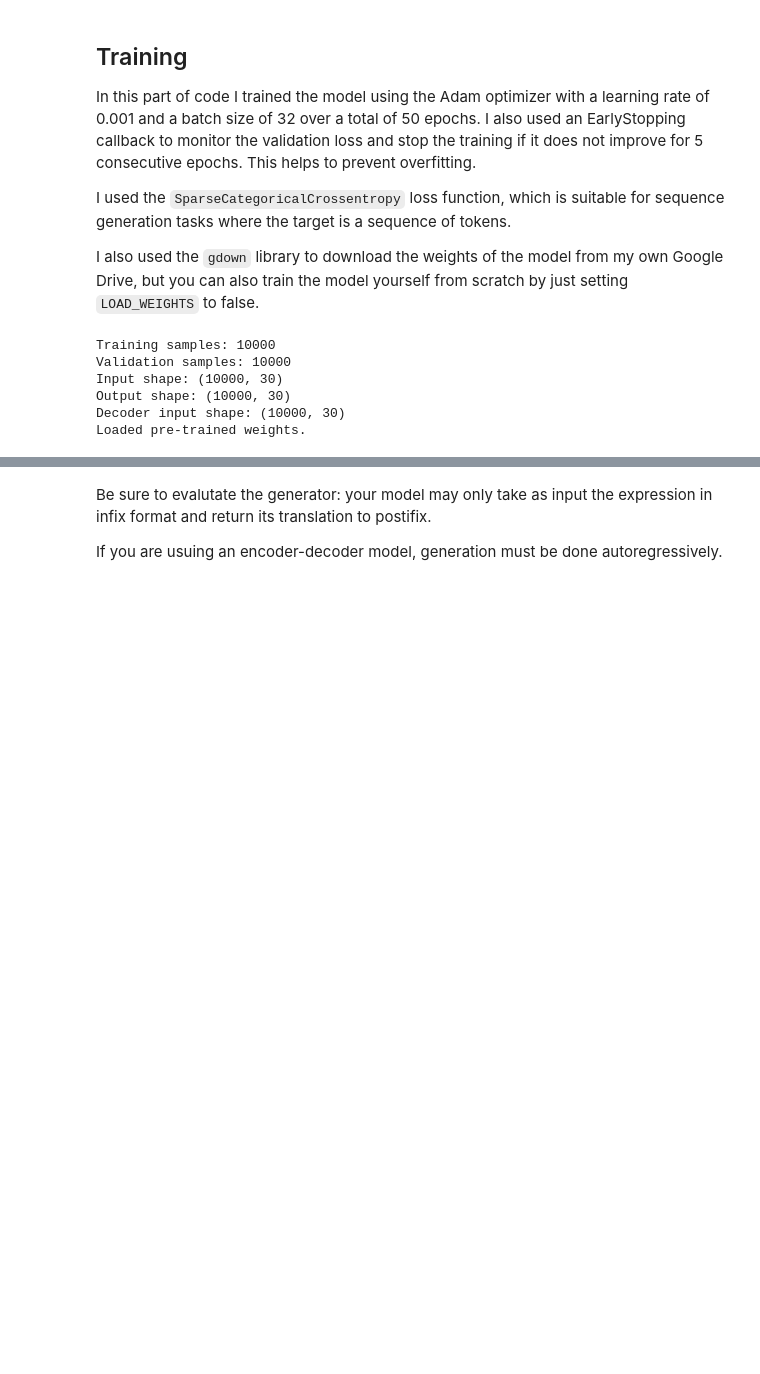
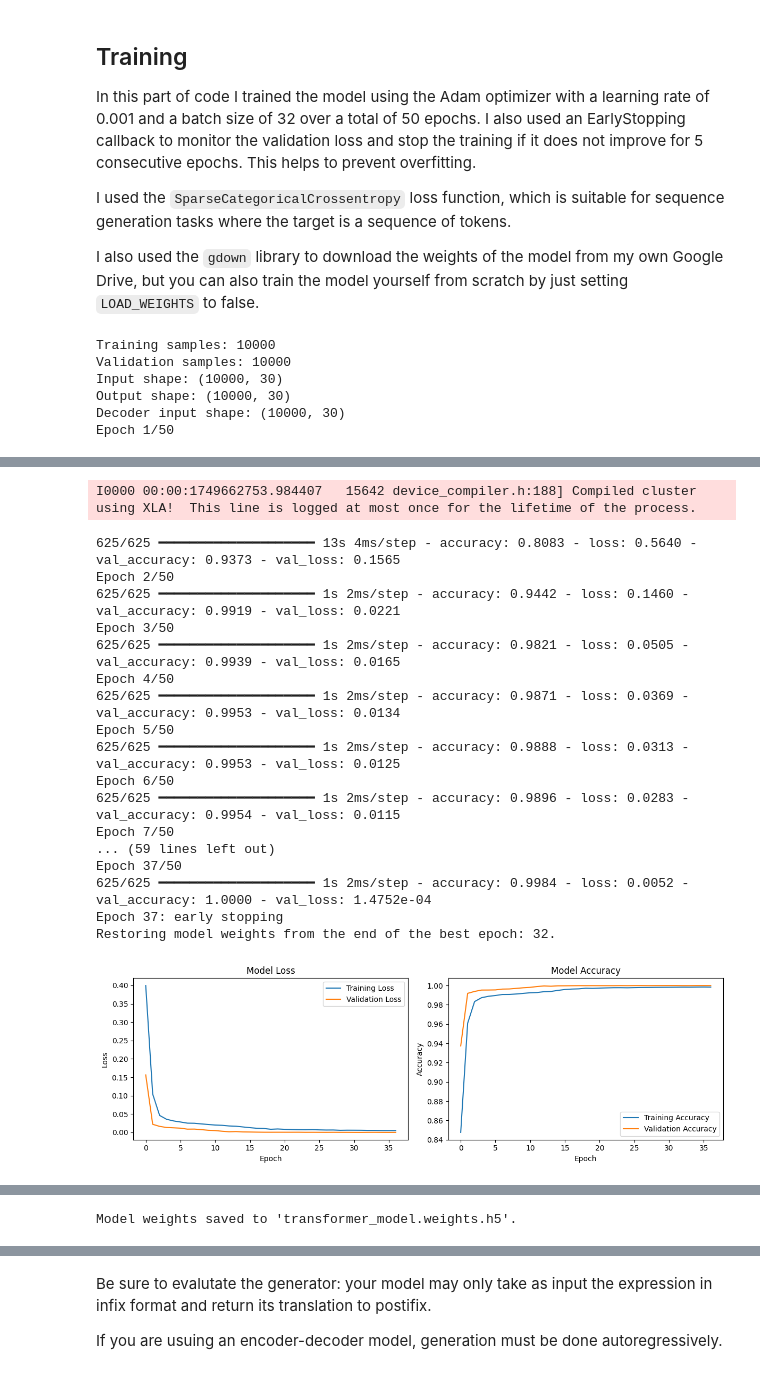
Before and after one commit to enricoferraiolo/Infix-to-postfix-notation, a Jupyter notebook: Infix_to_postifx_notation.ipynb, the cells around one changed output, grey strips where cells are left out. Cells and saved outputs as stored; diff of their text form; code cells hidden in the pictures; blank space fills up the shorter version.

Commit message:
modello migliroato

```diff
--- a/Infix_to_postifx_notation.ipynb
+++ b/Infix_to_postifx_notation.ipynb
@@ -389,7 +389,7 @@ I used the `SparseCategoricalCrossentropy` loss function, which is suitable for
 I also used the `gdown` library to download the weights of the model from my own Google Drive, but you can also train the model yourself from scratch by just setting `LOAD_WEIGHTS` to false.
 # %%
 # Prepare training data
-batch_size = 32
+batch_size = 16
 epochs = 50  # 50 epochs because we use early stopping
 MAX_DATASET_SIZE = 10000  # Original size for full training
 
@@ -414,12 +414,14 @@ print(f"Decoder input shape: {decoder_input_train.shape}")
 from tensorflow.keras.callbacks import EarlyStopping
 
 early_stop = EarlyStopping(
-    monitor="val_loss", patience=3, verbose=1, restore_best_weights=True
+    monitor="val_loss", patience=5, verbose=1, restore_best_weights=True
 )
 
 
-LOAD_WEIGHTS = True  # If False, proceed to train the model
+LOAD_WEIGHTS = False  # If False, proceed to train the model
 
+
+WEIGHTS_PATH = "transformer_model.weights.h5"
 
 if LOAD_WEIGHTS:
     # Use gdown to download pre-trained weights
@@ -429,7 +431,6 @@ if LOAD_WEIGHTS:
     WEIGHTS_URL = (
         "https://drive.google.com/uc?id=1XDBmXJ6WarbWKhmCDKrUEVB2yqDuQ-EZ"
     )
-    WEIGHTS_PATH = "transformer_model.weights.h5"
     if not os.path.exists(WEIGHTS_PATH):
         print("Pre-trained weights not found")
         gdown.download(WEIGHTS_URL, WEIGHTS_PATH, quiet=False)
@@ -480,4 +481,4 @@ Validation samples: 10000
 Input shape: (10000, 30)
 Output shape: (10000, 30)
 Decoder input shape: (10000, 30)
-Loaded pre-trained weights.
+Epoch 1/50
@@ -483,0 +502,19 @@ Loaded pre-trained weights.
+I0000 00:00:1749662753.984407   15642 device_compiler.h:188] Compiled cluster using XLA!  This line is logged at most once for the lifetime of the process.
+625/625 ━━━━━━━━━━━━━━━━━━━━ 13s 4ms/step - accuracy: 0.8083 - loss: 0.5640 - val_accuracy: 0.9373 - val_loss: 0.1565
+Epoch 2/50
+625/625 ━━━━━━━━━━━━━━━━━━━━ 1s 2ms/step - accuracy: 0.9442 - loss: 0.1460 - val_accuracy: 0.9919 - val_loss: 0.0221
+Epoch 3/50
+625/625 ━━━━━━━━━━━━━━━━━━━━ 1s 2ms/step - accuracy: 0.9821 - loss: 0.0505 - val_accuracy: 0.9939 - val_loss: 0.0165
+Epoch 4/50
+625/625 ━━━━━━━━━━━━━━━━━━━━ 1s 2ms/step - accuracy: 0.9871 - loss: 0.0369 - val_accuracy: 0.9953 - val_loss: 0.0134
+Epoch 5/50
+625/625 ━━━━━━━━━━━━━━━━━━━━ 1s 2ms/step - accuracy: 0.9888 - loss: 0.0313 - val_accuracy: 0.9953 - val_loss: 0.0125
+Epoch 6/50
+625/625 ━━━━━━━━━━━━━━━━━━━━ 1s 2ms/step - accuracy: 0.9896 - loss: 0.0283 - val_accuracy: 0.9954 - val_loss: 0.0115
+Epoch 7/50
+... (59 lines left out)
+Epoch 37/50
+625/625 ━━━━━━━━━━━━━━━━━━━━ 1s 2ms/step - accuracy: 0.9984 - loss: 0.0052 - val_accuracy: 1.0000 - val_loss: 1.4752e-04
+Epoch 37: early stopping
+Restoring model weights from the end of the best epoch: 32.
+[figure, added]
@@ -484,9 +525,11 @@ Loaded pre-trained weights.
 # %%
-SAVE_WEIGHTS = False
+SAVE_WEIGHTS = True
 # Save weights
 if SAVE_WEIGHTS:
     model.save_weights(WEIGHTS_PATH)
     print(f"Model weights saved to '{WEIGHTS_PATH}'.")
+# %% [output]
+Model weights saved to 'transformer_model.weights.h5'.
 # %%
 def autoregressive_decode(model, encoder_input, max_len=MAX_LEN):
     """
```
Also changed, not shown: parts of 5 cells of this notebook, 1 other file.
